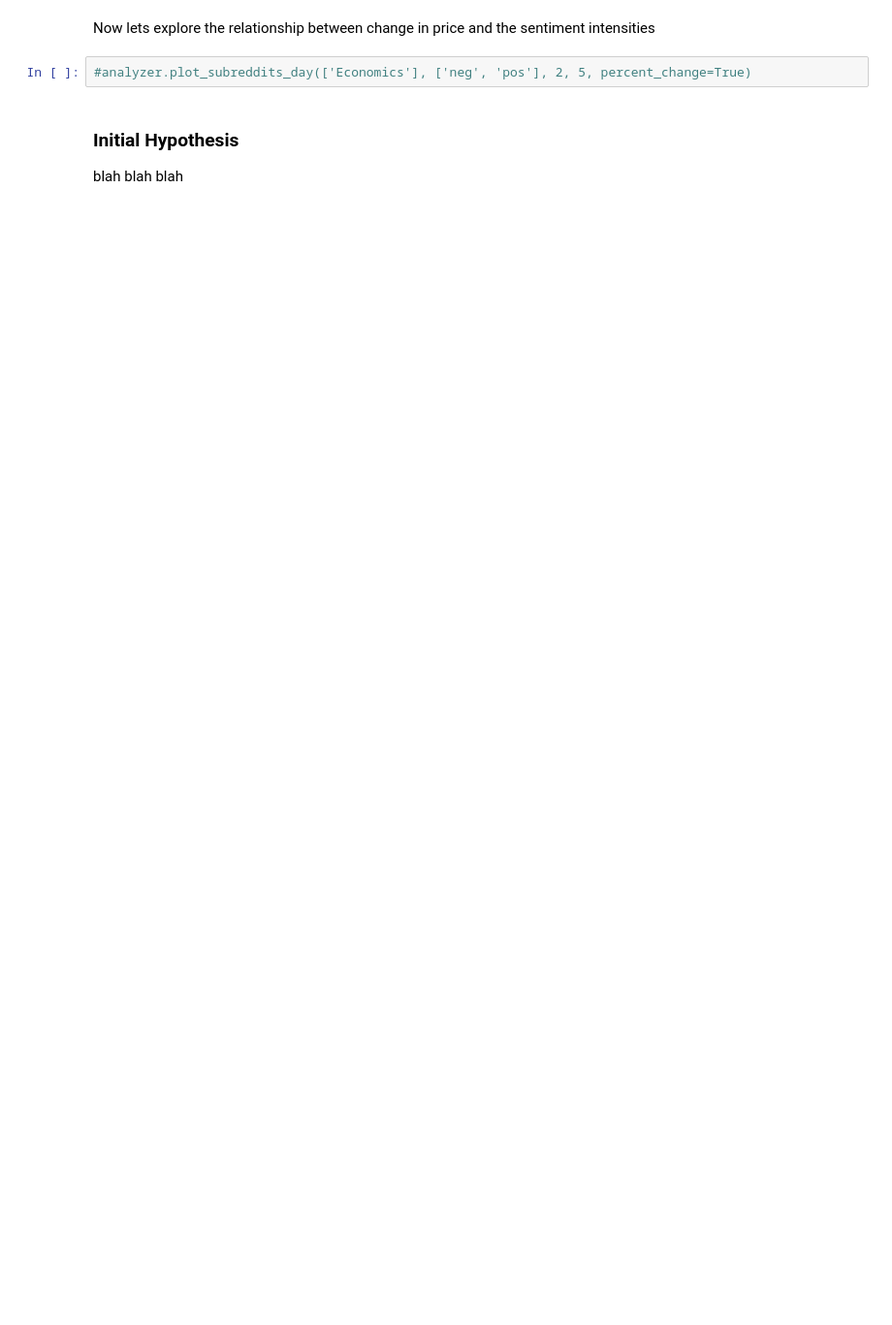
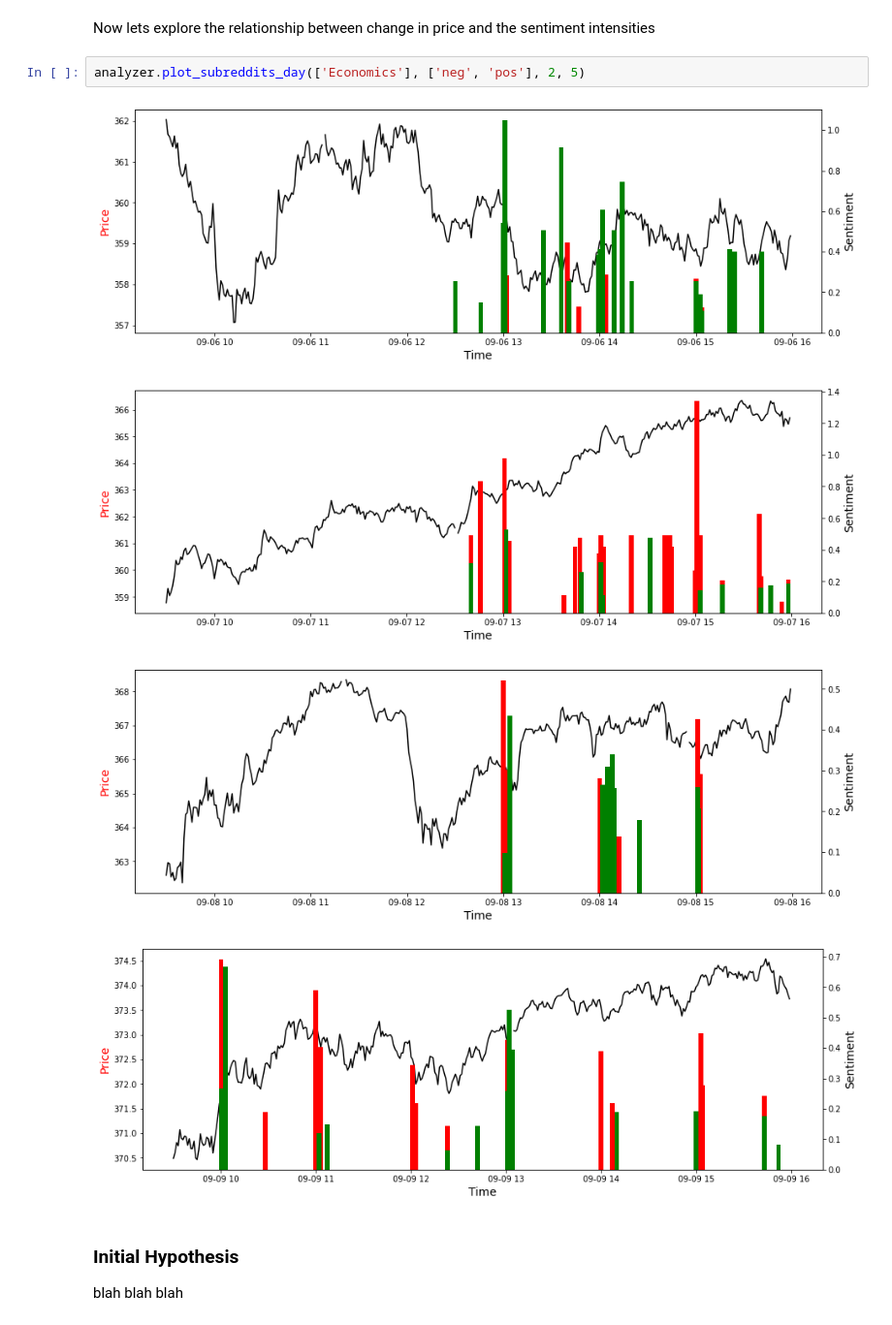
Before and after one commit to AndersonShroeder/Stock-Lstm, a Jupyter notebook: Short Run Prediction/analysis.ipynb, the cells around one changed output. Shown at 97% size. Drawn from its saved outputs; the diff is of its cells as text; blank space fills up the shorter version.

```diff
--- a/Short Run Prediction/analysis.ipynb
+++ b/Short Run Prediction/analysis.ipynb
@@ -251,7 +336,12 @@ train_df, val_df, test_df = analyzer.generate_train_test(0)
 # %% [markdown]
 <p>Now lets explore the relationship between change in price and the sentiment intensities</p>
 # %%
-#analyzer.plot_subreddits_day(['Economics'], ['neg', 'pos'], 2, 5, percent_change=True)
+analyzer.plot_subreddits_day(['Economics'], ['neg', 'pos'], 2, 5)
+# %% [output]
+[figure, added]
+[figure, added]
+[figure, added]
+[figure, added]
 # %% [markdown]
 <h3>Initial Hypothesis</h3>
 <p>blah blah blah</p>
```
Also changed, not shown: parts of 26 cells of this notebook.
